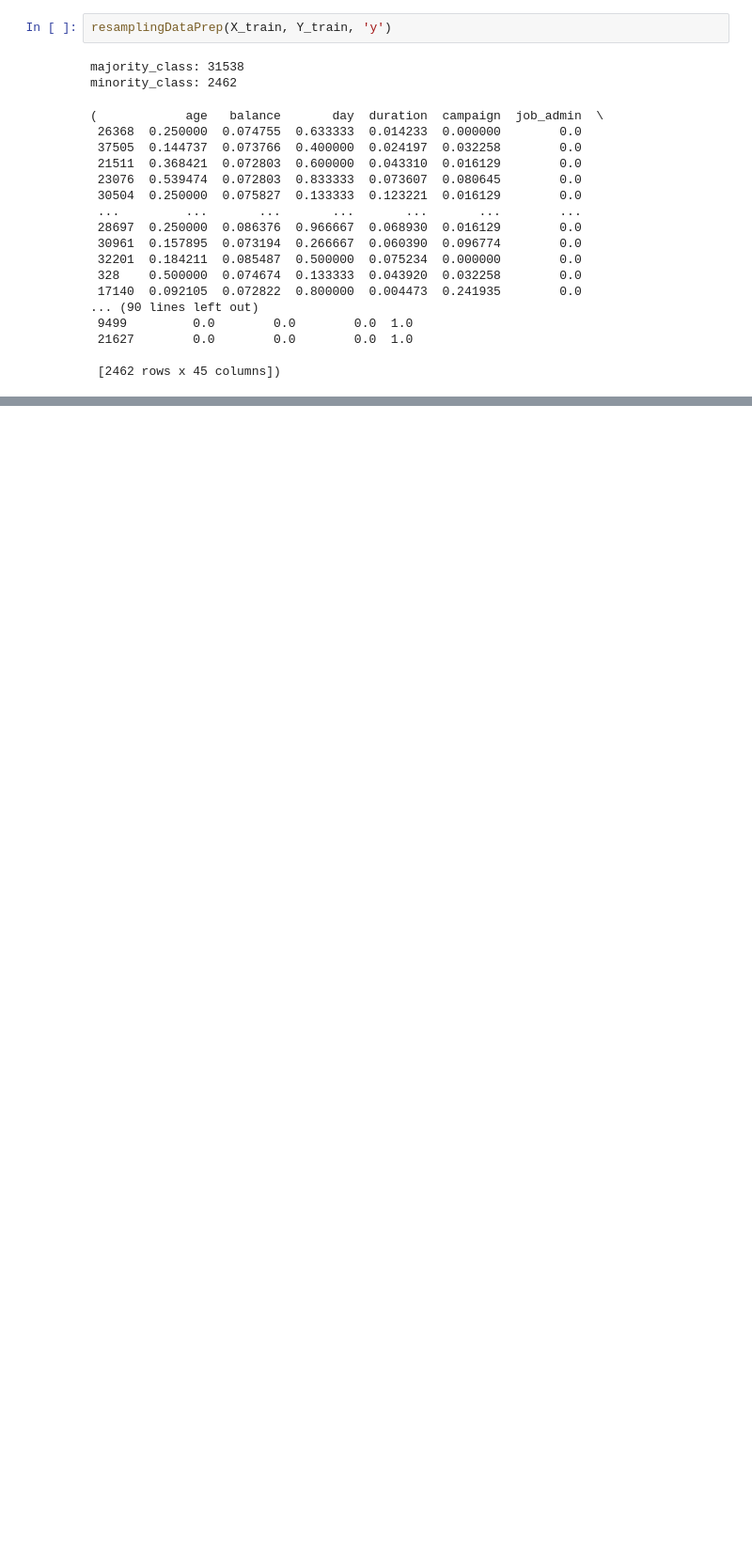
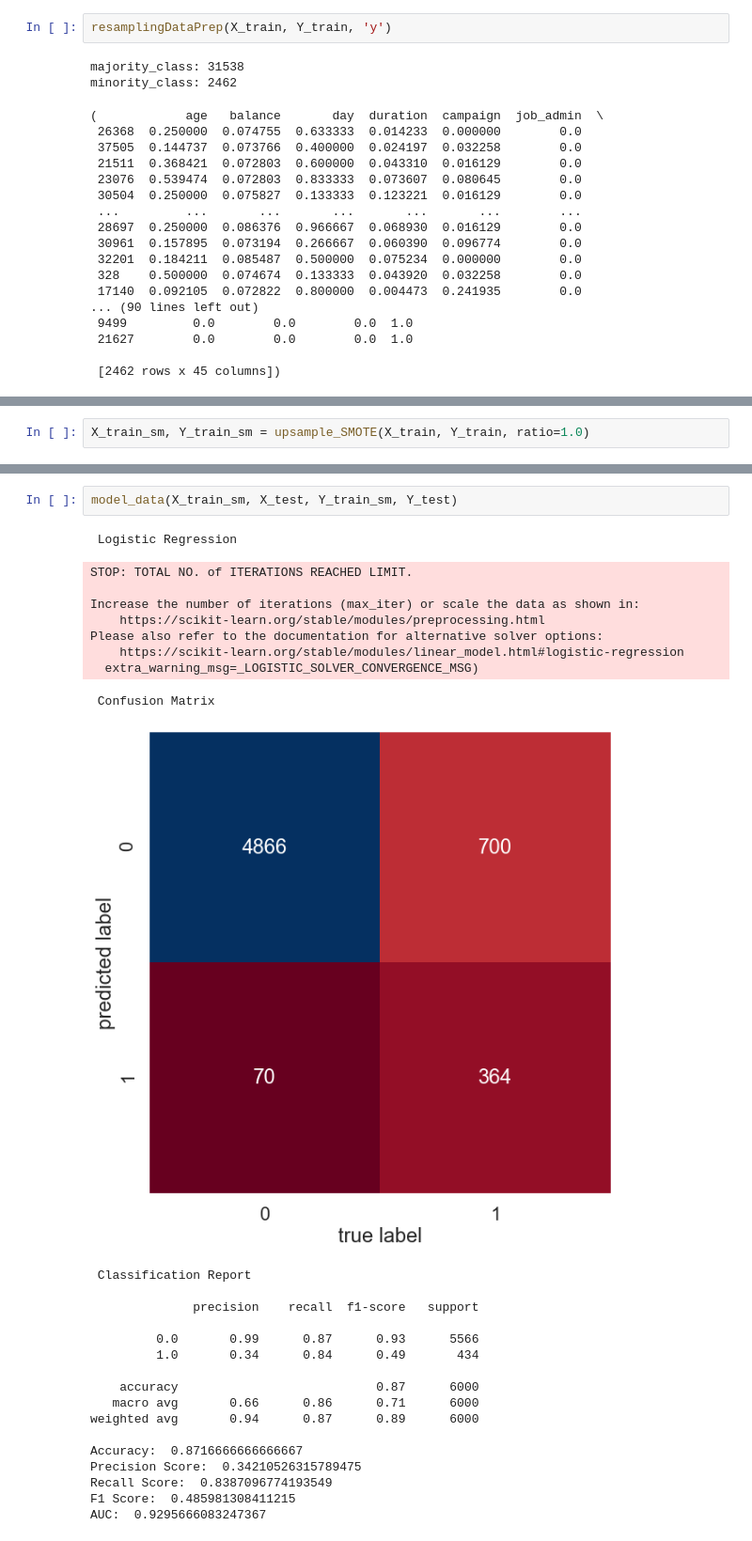
Before and after one commit to ksurasura/bCpQh6CkjWdOVOcx, a Jupyter notebook: term deposit marketing - analysis.ipynb, the cells around one changed output, grey strips where cells are left out. Shown at 94% size. Drawn from its saved outputs; the diff is of its cells as text; blank space fills up the shorter version.

```diff
--- a/term deposit marketing - analysis.ipynb
+++ b/term deposit marketing - analysis.ipynb
@@ -1029,0 +1039,2 @@ NameError: name 'SMOTE' is not defined
+# %%
+X_train_sm, Y_train_sm = upsample_SMOTE(X_train, Y_train, ratio=1.0)
@@ -1029,0 +1053,29 @@ NameError: name 'SMOTE' is not defined
+# %%
+model_data(X_train_sm, X_test, Y_train_sm, Y_test)
+# %% [output]
+ Logistic Regression
+STOP: TOTAL NO. of ITERATIONS REACHED LIMIT.
+
+Increase the number of iterations (max_iter) or scale the data as shown in:
+    https://scikit-learn.org/stable/modules/preprocessing.html
+Please also refer to the documentation for alternative solver options:
+    https://scikit-learn.org/stable/modules/linear_model.html#logistic-regression
+  extra_warning_msg=_LOGISTIC_SOLVER_CONVERGENCE_MSG)
+ Confusion Matrix
+[figure, added]
+ Classification Report
+
+              precision    recall  f1-score   support
+
+         0.0       0.99      0.87      0.93      5566
+         1.0       0.34      0.84      0.49       434
+
+    accuracy                           0.87      6000
+   macro avg       0.66      0.86      0.71      6000
+weighted avg       0.94      0.87      0.89      6000
+
+Accuracy:  0.8716666666666667
+Precision Score:  0.34210526315789475
+Recall Score:  0.8387096774193549
+F1 Score:  0.485981308411215
+AUC:  0.9295666083247367
```
Also changed, not shown: parts of 15 cells of this notebook.
